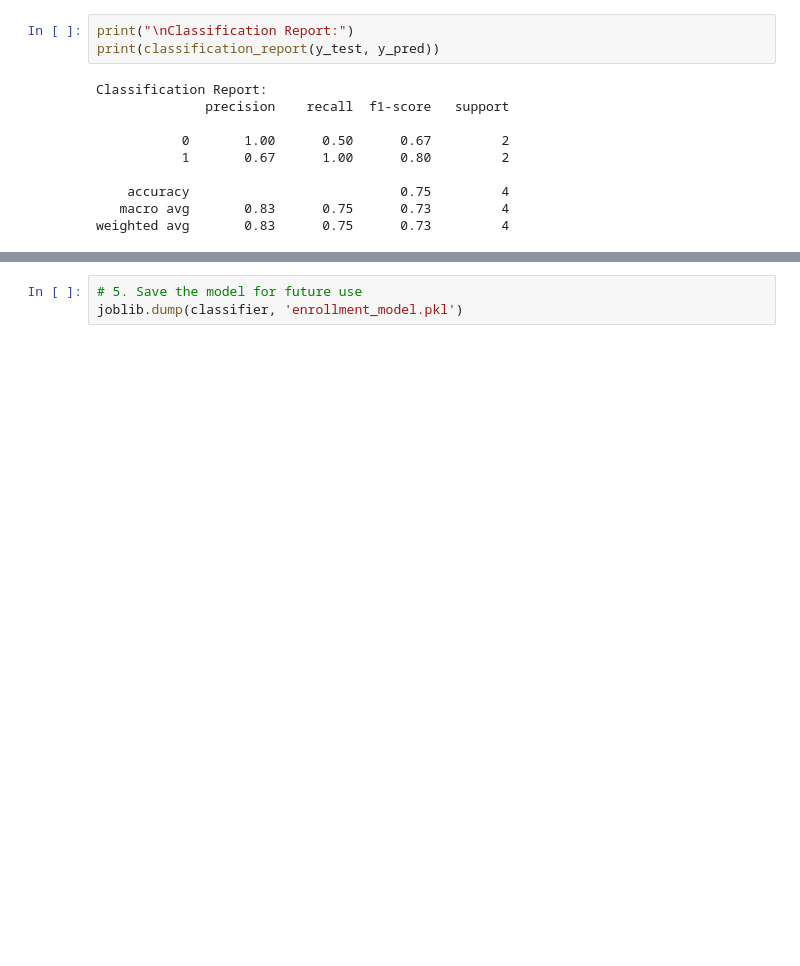
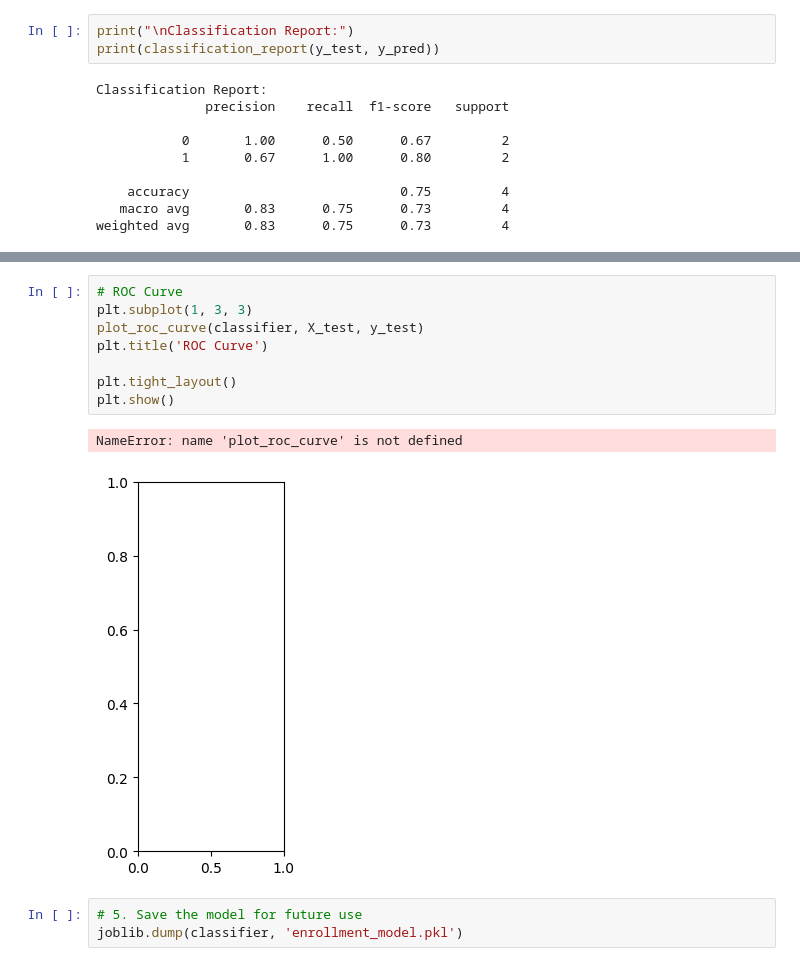
Before and after one commit to TheODDYSEY/Student-Perfomance-Model, a Jupyter notebook: model_code.ipynb, the cells around one changed output, grey strips where cells are left out. Cells and saved outputs as stored; diff of their text form; blank space fills up the shorter version.

```diff
--- a/model_code.ipynb
+++ b/model_code.ipynb
@@ -90,3 +118,14 @@ weighted avg       0.83      0.75      0.73         4
+# %%
+# ROC Curve
+plt.subplot(1, 3, 3)
+plot_roc_curve(classifier, X_test, y_test)
+plt.title('ROC Curve')
+
+plt.tight_layout()
+plt.show()
+# %% [output]
+NameError: name 'plot_roc_curve' is not defined
+[figure, added]
 # %%
 # 5. Save the model for future use
 joblib.dump(classifier, 'enrollment_model.pkl')
```
Also changed, not shown: parts of 3 cells of this notebook, 1 other file.
